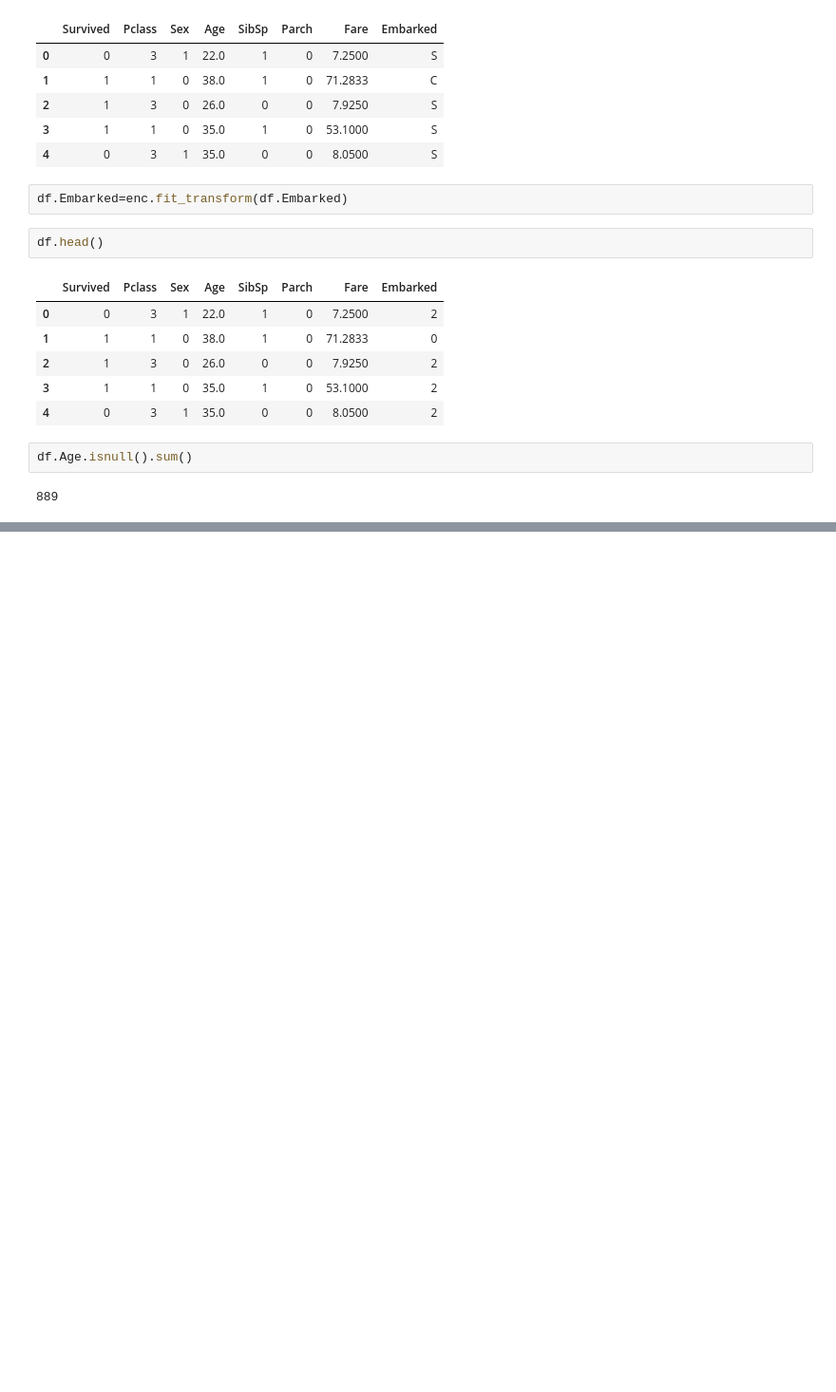
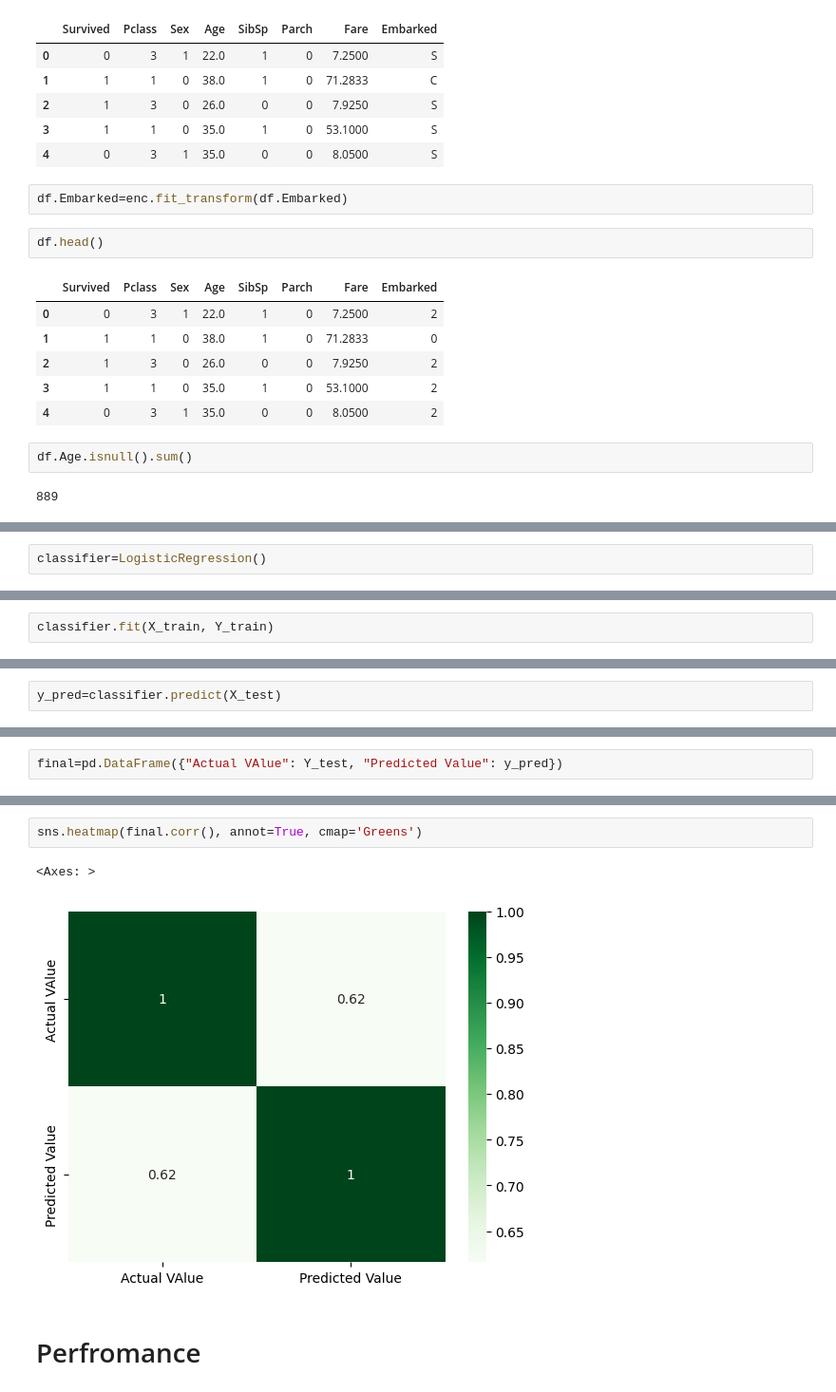
Before and after one commit to sujataprasad01/ML-Logistic-Regression-Titanic-Survival-Dataset-, a Jupyter notebook: Logistic_Regression_(Titanic_Survival_Dataset).ipynb, the cells around one changed output, grey strips where cells are left out. Shown at 95% size. Cells and saved outputs as stored; diff of their text form; blank space fills up the shorter version.

```diff
--- a/Logistic_Regression_(Titanic_Survival_Dataset).ipynb
+++ b/Logistic_Regression_(Titanic_Survival_Dataset).ipynb
@@ -589,0 +762,2 @@ Y=df.iloc[:,1]
+# %%
+classifier=LogisticRegression()
@@ -589,0 +766,2 @@ Y=df.iloc[:,1]
+# %%
+classifier.fit(X_train, Y_train)
@@ -589,0 +772,2 @@ Y=df.iloc[:,1]
+# %%
+y_pred=classifier.predict(X_test)
@@ -589,0 +776,2 @@ Y=df.iloc[:,1]
+# %%
+final=pd.DataFrame({"Actual VAlue": Y_test, "Predicted Value": y_pred})
@@ -589,0 +787,7 @@ Y=df.iloc[:,1]
+# %%
+sns.heatmap(final.corr(), annot=True, cmap='Greens')
+# %% [output]
+<Axes: >
+[figure, added]
+# %% [markdown]
+# Perfromance
```
Also changed, not shown: parts of 33 cells of this notebook.
